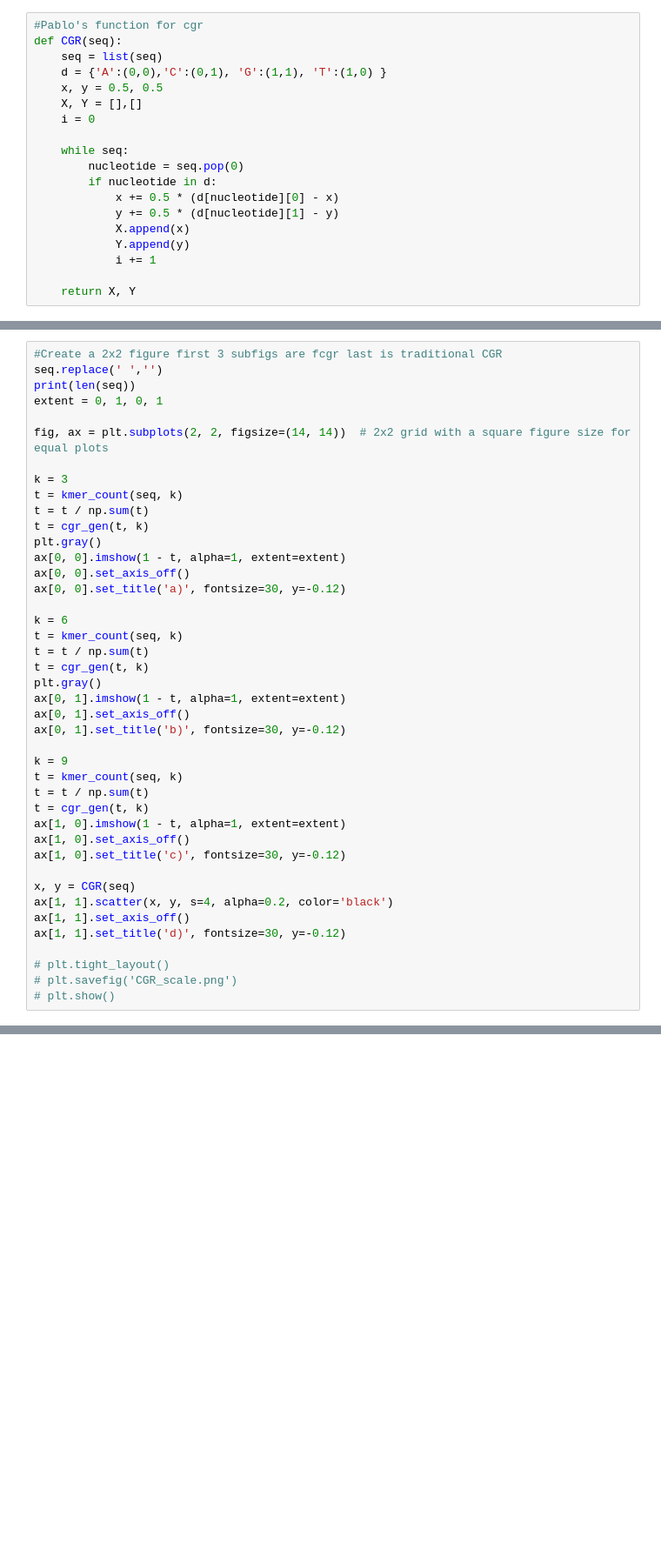
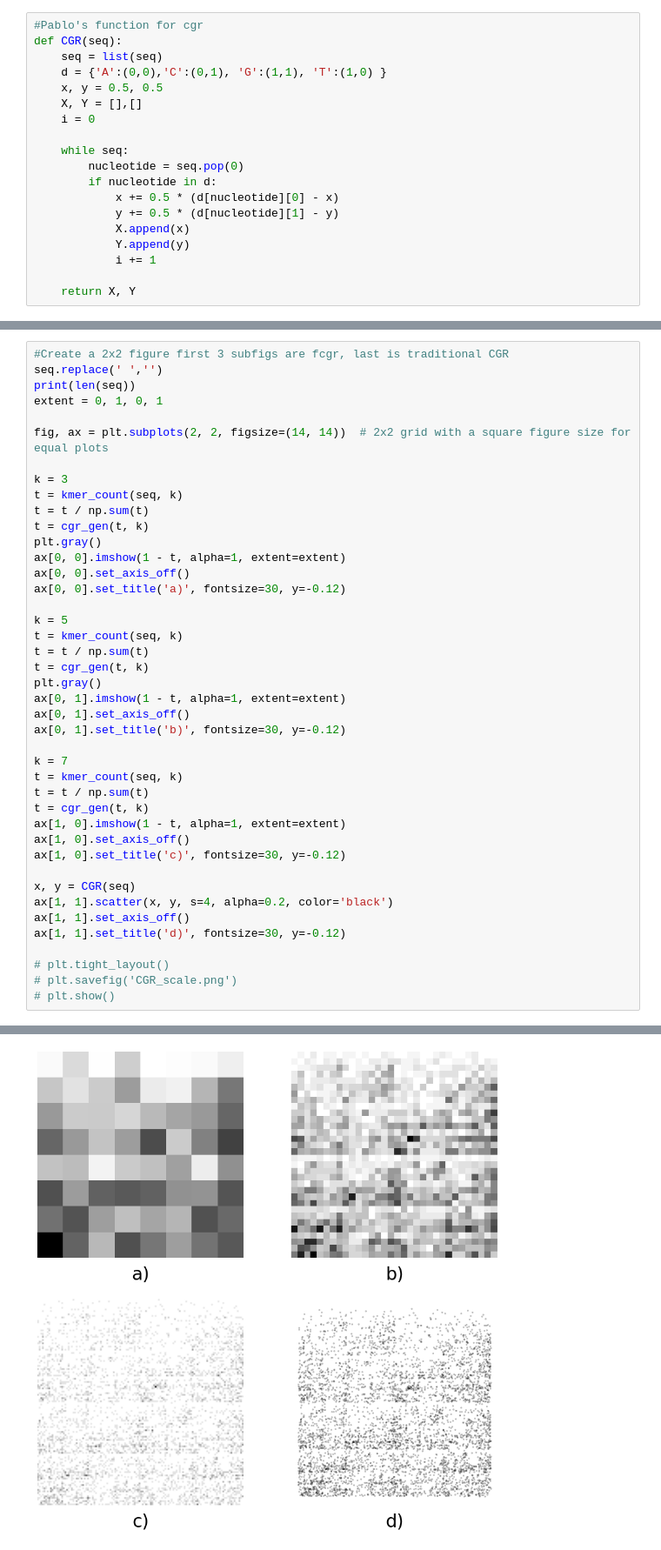
Before and after one commit to dgolteanu/MSc, a Jupyter notebook: Scripts/CGR_comparison.ipynb, the cells around one changed output, grey strips where cells are left out. Shown at 87% size. Drawn from its saved outputs; the diff is of its cells as text; blank space fills up the shorter version.

```diff
--- a/Scripts/CGR_comparison.ipynb
+++ b/Scripts/CGR_comparison.ipynb
@@ -220,5 +315,5 @@ plt.show()
 # %%
-#Create a 2x2 figure first 3 subfigs are fcgr last is traditional CGR
+#Create a 2x2 figure first 3 subfigs are fcgr, last is traditional CGR
 seq.replace(' ','')
 print(len(seq))
 extent = 0, 1, 0, 1
@@ -234,7 +329,7 @@ ax[0, 0].imshow(1 - t, alpha=1, extent=extent)
 ax[0, 0].set_axis_off()
 ax[0, 0].set_title('a)', fontsize=30, y=-0.12)
 
-k = 6
+k = 5
 t = kmer_count(seq, k)
 t = t / np.sum(t)
 t = cgr_gen(t, k)
@@ -243,7 +338,7 @@ ax[0, 1].imshow(1 - t, alpha=1, extent=extent)
 ax[0, 1].set_axis_off()
 ax[0, 1].set_title('b)', fontsize=30, y=-0.12)
 
-k = 9
+k = 7
 t = kmer_count(seq, k)
 t = t / np.sum(t)
 t = cgr_gen(t, k)
@@ -259,3 +354,4 @@ ax[1, 1].set_title('d)', fontsize=30, y=-0.12)
 # plt.tight_layout()
 # plt.savefig('CGR_scale.png')
 # plt.show()
+# %% [output]
@@ -262 +360,2 @@ ax[1, 1].set_title('d)', fontsize=30, y=-0.12)
+[figure, added]
 # %%
```
Also changed, not shown: parts of 15 cells of this notebook, 2 other files.
